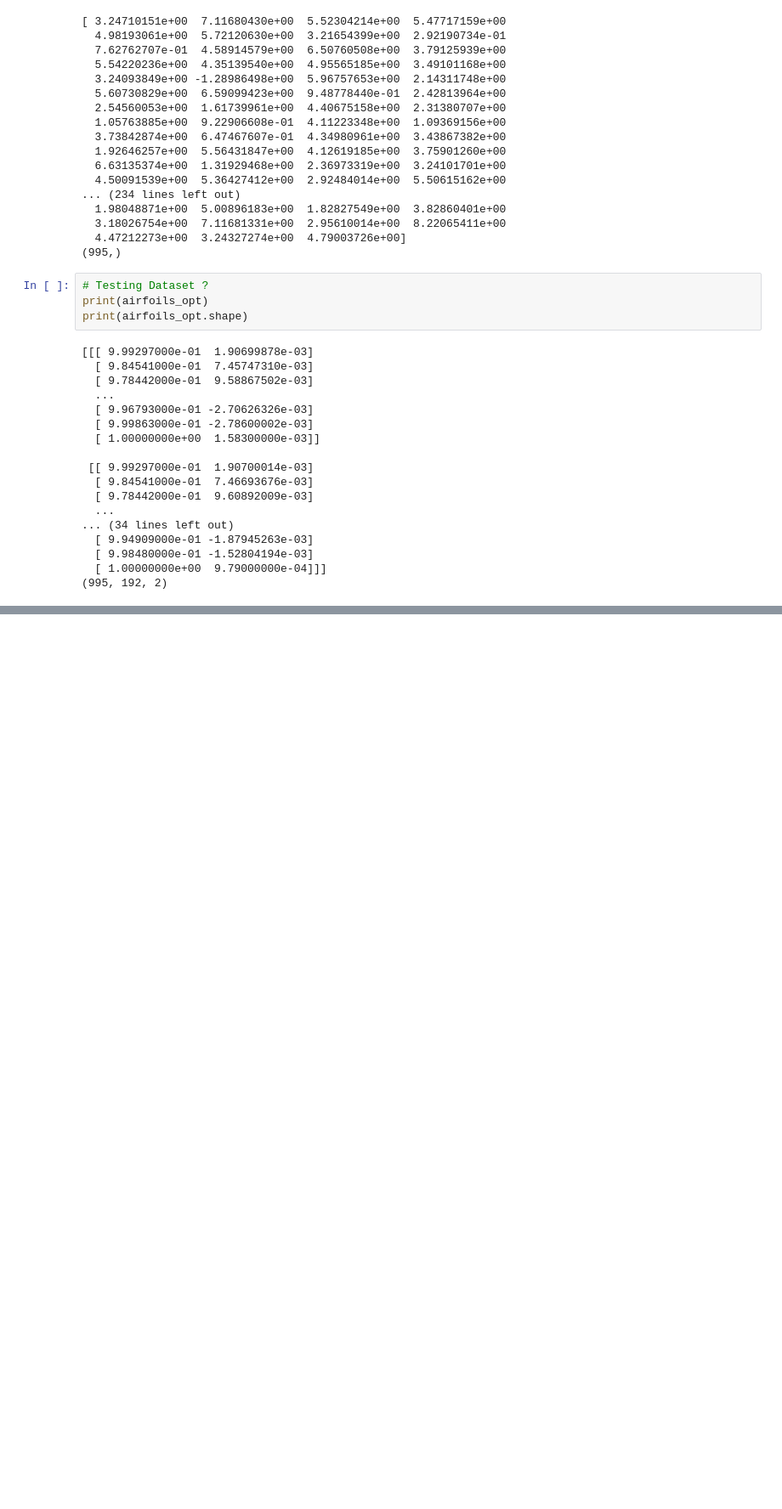
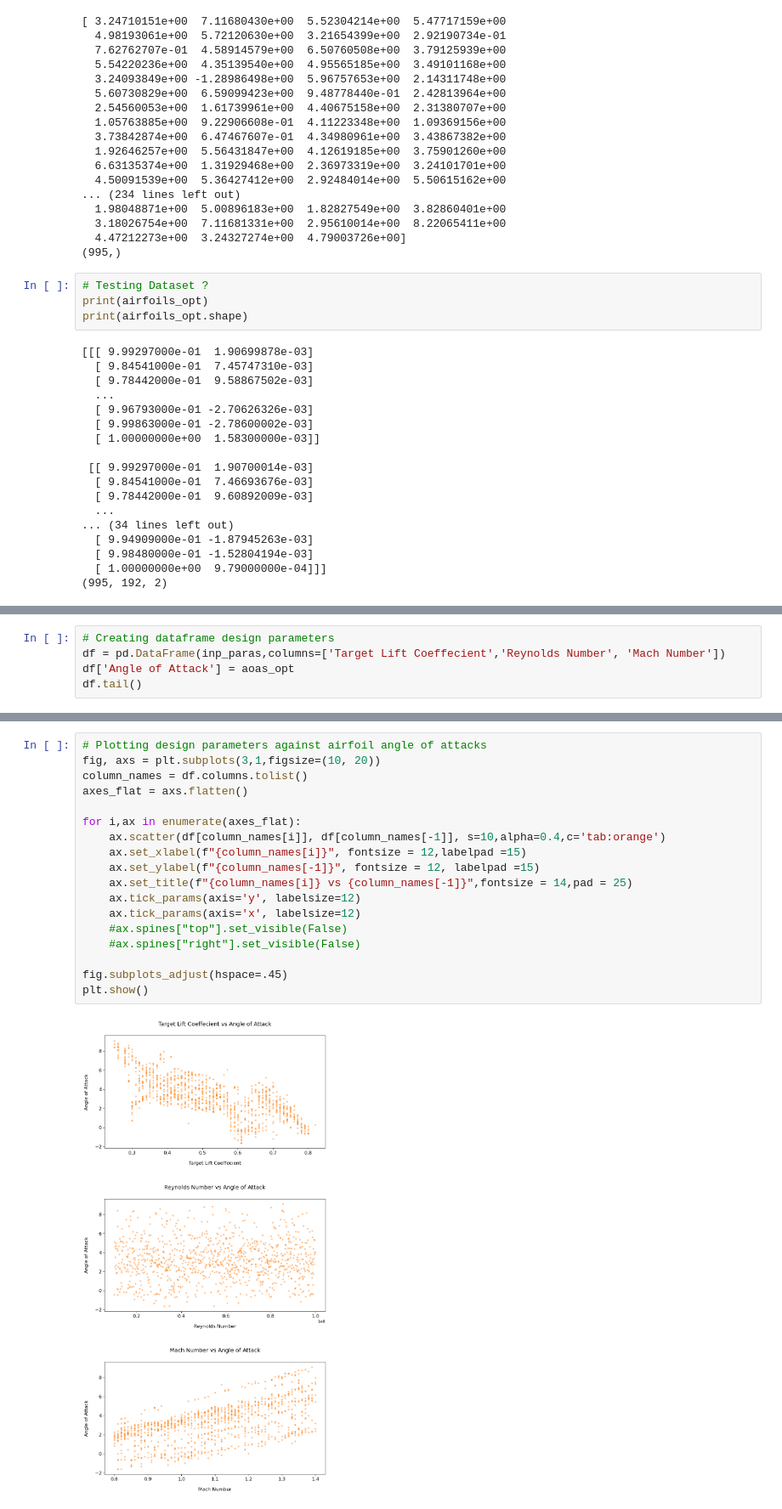
Before and after one commit to Hghn02/Inverse-Design-of-Optimal-Airfoil-Geometry, a Jupyter notebook: data_vis.ipynb, the cells around one changed output, grey strips where cells are left out. Shown at 85% size. Cells and saved outputs as stored; diff of their text form; blank space fills up the shorter version.

```diff
--- a/data_vis.ipynb
+++ b/data_vis.ipynb
@@ -67,0 +80,5 @@ print(airfoils_opt.shape)
+# %%
+# Creating dataframe design parameters
+df = pd.DataFrame(inp_paras,columns=['Target Lift Coeffecient','Reynolds Number', 'Mach Number'])
+df['Angle of Attack'] = aoas_opt
+df.tail()
@@ -67,0 +92,20 @@ print(airfoils_opt.shape)
+# %%
+# Plotting design parameters against airfoil angle of attacks
+fig, axs = plt.subplots(3,1,figsize=(10, 20))
+column_names = df.columns.tolist()
+axes_flat = axs.flatten()
+
+for i,ax in enumerate(axes_flat):
+    ax.scatter(df[column_names[i]], df[column_names[-1]], s=10,alpha=0.4,c='tab:orange')
+    ax.set_xlabel(f"{column_names[i]}", fontsize = 12,labelpad =15)
+    ax.set_ylabel(f"{column_names[-1]}", fontsize = 12, labelpad =15)
+    ax.set_title(f"{column_names[i]} vs {column_names[-1]}",fontsize = 14,pad = 25)
+    ax.tick_params(axis='y', labelsize=12)
+    ax.tick_params(axis='x', labelsize=12)
+    #ax.spines["top"].set_visible(False)
+    #ax.spines["right"].set_visible(False)
+
+fig.subplots_adjust(hspace=.45)
+plt.show()
+# %% [output]
+[figure, added]
```
Also changed, not shown: parts of 5 cells of this notebook.
